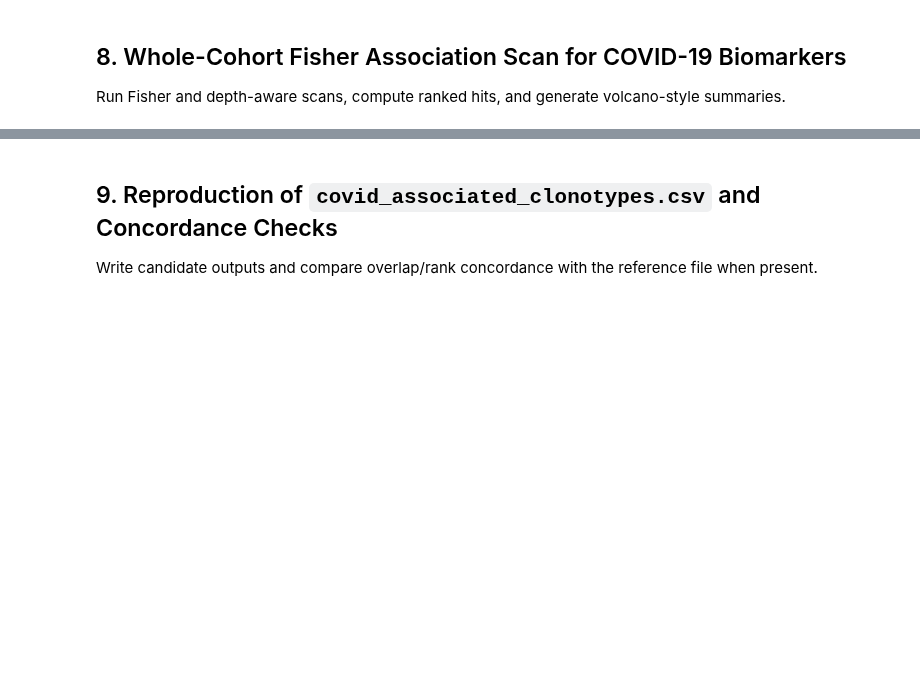
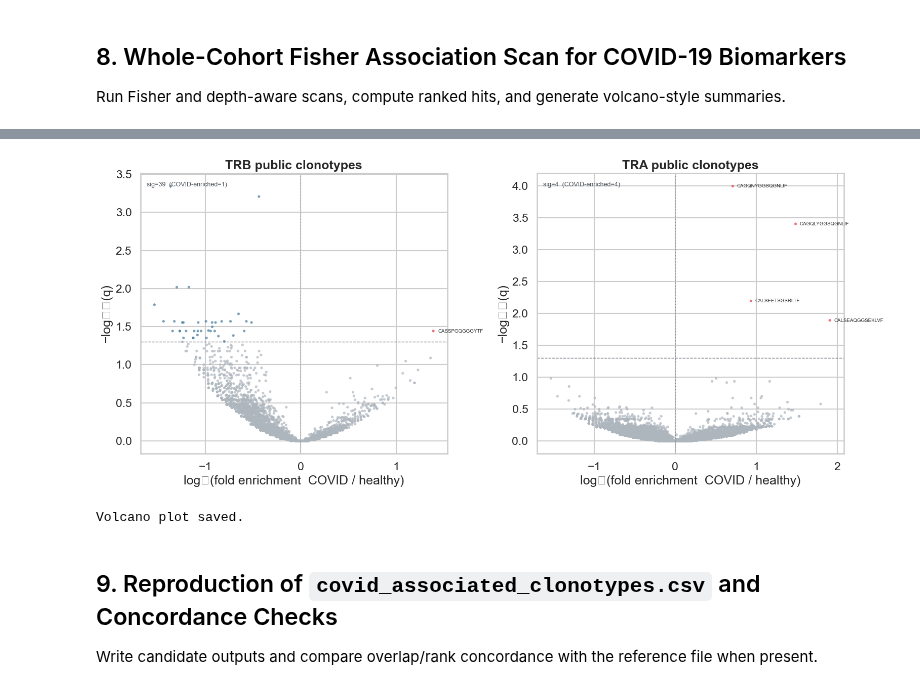
Before and after one commit to antigenomics/mirpy, a Jupyter notebook: notebooks/covid19_biomarkers.ipynb, the cells around one changed output, grey strips where cells are left out. Saved outputs shown, nothing was run; the diff lists cells and outputs as text; code cells hidden in the pictures; blank space fills up the shorter version.

```diff
--- a/notebooks/covid19_biomarkers.ipynb
+++ b/notebooks/covid19_biomarkers.ipynb
@@ -343,29 +397,61 @@ fisher_df.head(10)
 # %%
-# Plot Fisher and depth-aware volcano summaries.
+
+# Volcano plots: log2(fold enrichment COVID/healthy) vs -log10(p_adj) for TRB and TRA.
 import matplotlib.pyplot as plt
+import matplotlib.ticker as mticker
 import seaborn as sns
 
 sns.set_theme(style="whitegrid", context="talk")
+FDR_THRESHOLD = 0.05
+FE_THRESHOLD = 1.5  # |log2 fold enrichment| threshold for labeling
 
-for frame in (fisher_df, depth_df):
-    frame["plot_log2_or"] = pd.to_numeric(frame["log2_odds_ratio"], errors="coerce").fillna(0.0)
-    frame["plot_neglog10_q"] = -np.log10(pd.to_numeric(frame["q_value"], errors="coerce").clip(lower=1e-300))
+def _volcano(ax, df, title, n_label=10):
+    """Draw a single volcano panel."""
+    if df.empty:
+        ax.text(0.5, 0.5, "No data", ha="center", va="center", transform=ax.transAxes)
+        ax.set_title(title)
+        return
 
-fig, axes = plt.subplots(1, 2, figsize=(16, 6), sharey=True)
-for ax, frame, title in [
-    (axes[0], fisher_df, "Fisher"),
-    (axes[1], depth_df, "Depth-aware GLM"),
-]:
-    ax.scatter(frame["plot_log2_or"], frame["plot_neglog10_q"], s=10, alpha=0.6, color="#2a9d8f")
-    sig = frame[frame["q_value"] < 0.05].head(8)
-    for _, row in sig.iterrows():
-        ax.text(float(row["plot_log2_or"]), float(row["plot_neglog10_q"]), str(row["junction_aa"]), fontsize=8)
-    ax.axhline(-np.log10(0.05), color="#e76f51", linestyle="--", linewidth=1)
-    ax.set_title(title)
-    ax.set_xlabel("log2 odds ratio")
-axes[0].set_ylabel("-log10(q)")
+    sig_mask = df["p_value_adj"] < FDR_THRESHOLD
+    colors = np.where(sig_mask & (df["log2_fe"] > 0), "#e63946",    # COVID-enriched, significant
+              np.where(sig_mask & (df["log2_fe"] < 0), "#457b9d",    # Healthy-enriched, significant
+              "#adb5bd"))                                              # not significant
+
+    ax.scatter(df["log2_fe"], df["neg_log10_padj"], c=colors, s=14, alpha=0.7, linewidths=0)
+    ax.axhline(-np.log10(FDR_THRESHOLD), color="#6c757d", linestyle="--", linewidth=1, label=f"q={FDR_THRESHOLD}")
+    ax.axvline(0, color="#6c757d", linestyle=":", linewidth=0.8)
+
+    # Label top significant COVID-enriched clonotypes
+    top = df[sig_mask & (df["log2_fe"] > 0)].head(n_label)
+    for _, row in top.iterrows():
+        ax.text(float(row["log2_fe"]) + 0.05, float(row["neg_log10_padj"]),
+                str(row["junction_aa"]), fontsize=7, va="center")
+
+    ax.set_title(title, fontweight="bold")
+    ax.set_xlabel("log₂(fold enrichment  COVID / healthy)")
+    ax.set_ylabel("−log₁₀(q)")
+    ax.xaxis.set_major_locator(mticker.MaxNLocator(integer=True))
+
+    # Summary annotation
+    n_sig = int(sig_mask.sum())
+    n_up = int((sig_mask & (df["log2_fe"] > 0)).sum())
+    ax.annotate(f"sig={n_sig}  (COVID-enriched={n_up})", xy=(0.02, 0.97),
+                xycoords="axes fraction", fontsize=9, va="top", color="#495057")
+
+frames = [(fisher_trb, "TRB public clonotypes"), (fisher_tra, "TRA public clonotypes")]
+frames = [(df, lbl) for df, lbl in frames if not df.empty]
+
+fig, axes = plt.subplots(1, len(frames), figsize=(8 * len(frames), 7), squeeze=False)
+for ax, (df, lbl) in zip(axes[0], frames):
+    _volcano(ax, df, lbl)
+
 plt.tight_layout()
+plt.savefig(repo_root / "notebooks" / "assets" / "covid19_biomarkers_volcano.png", dpi=150, bbox_inches="tight")
 plt.show()
+print("Volcano plot saved.")
+# %% [output]
+[figure, added]
+Volcano plot saved.
 # %% [markdown]
 ## 9. Reproduction of `covid_associated_clonotypes.csv` and Concordance Checks
 
```
Also changed, not shown: parts of 15 cells of this notebook, 8 other files.
